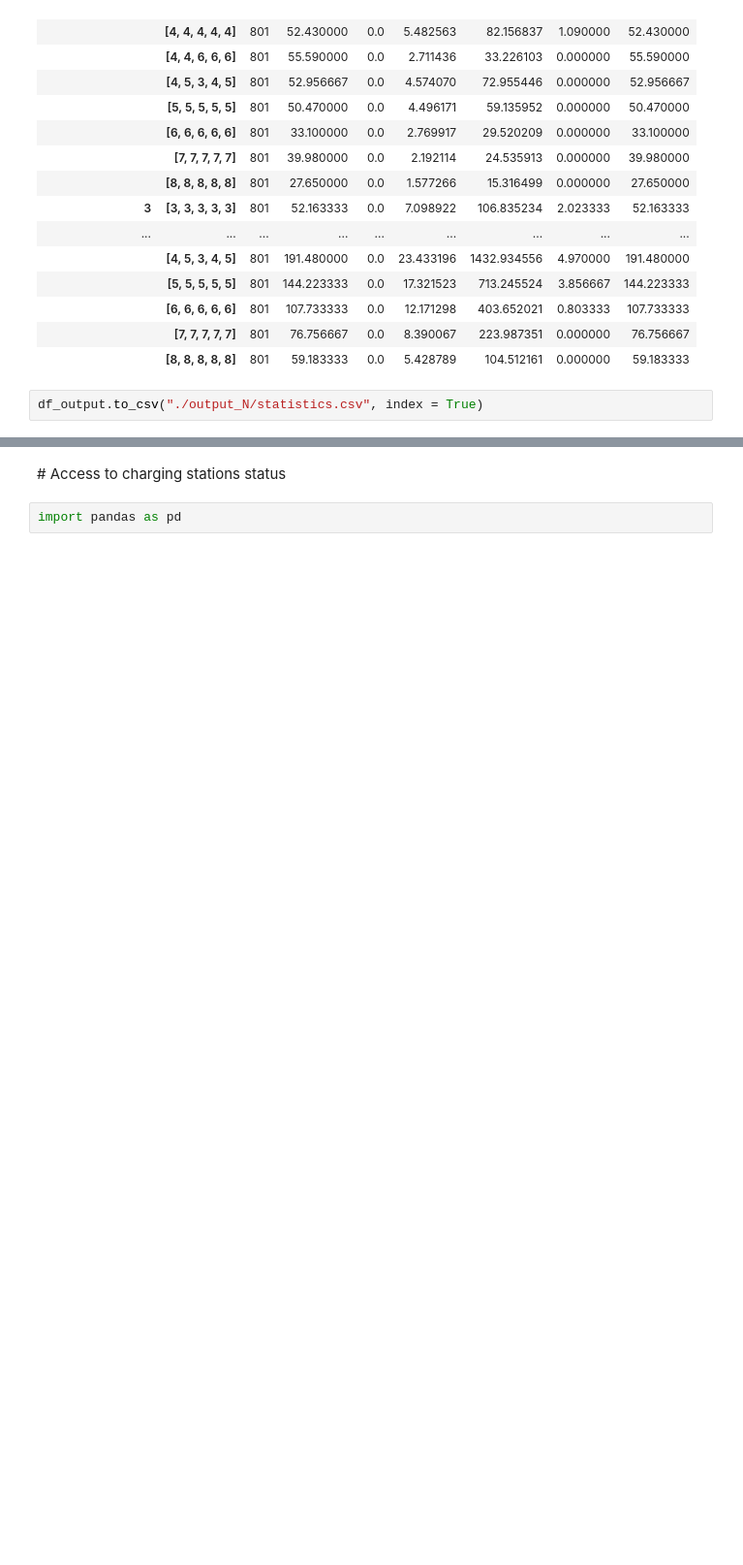
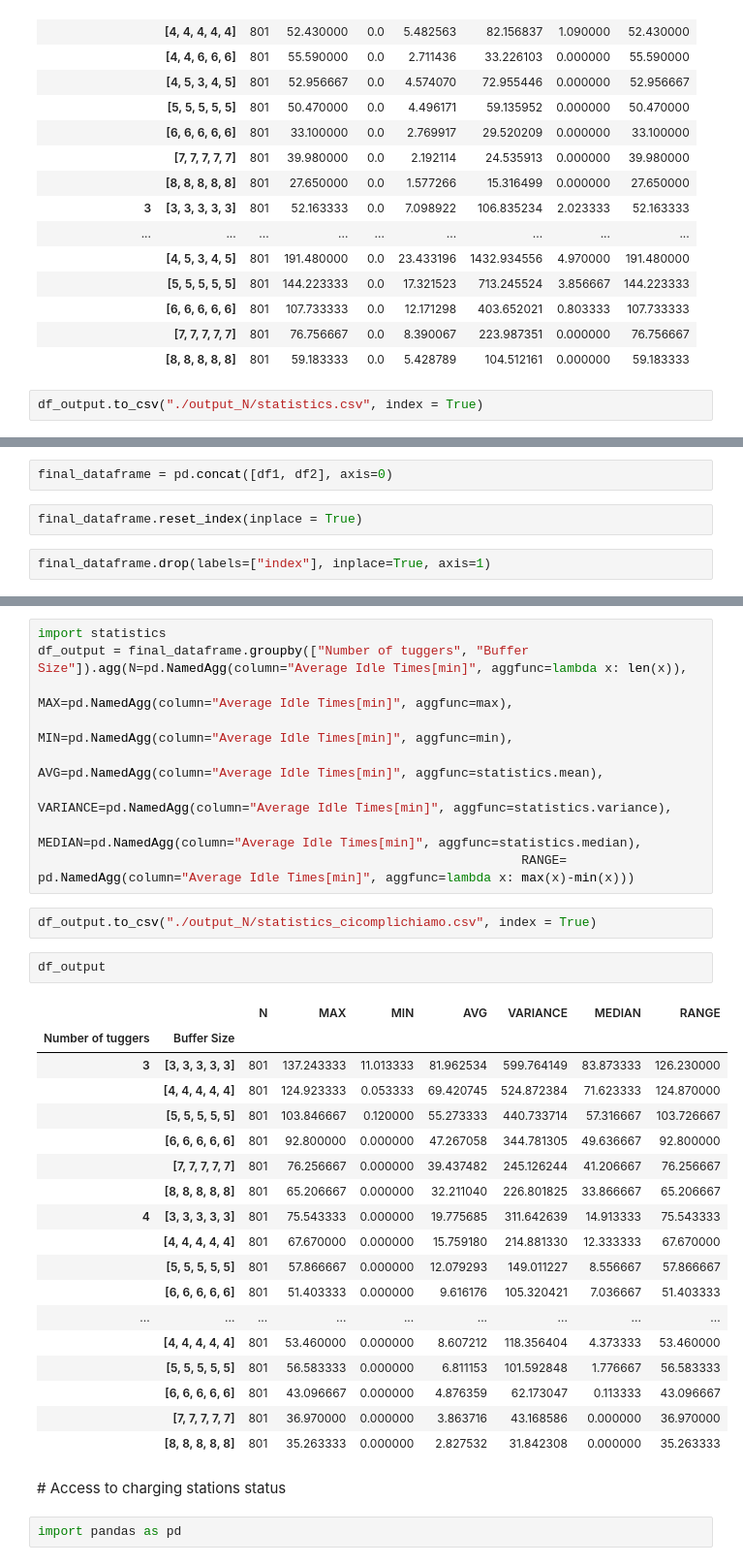
Before and after one commit to MatteoMascheroni1/AdvanceModelingForOperationProject, a Jupyter notebook: code/new code/output/simulation_analysis.ipynb, the cells around one changed output, grey strips where cells are left out. Shown: that part at 97% size. Drawn from its saved outputs; the diff is of its cells as text; blank space fills up the shorter version.

Commit message:
Aggiunto dataframe ci complichiamo con anche dataframe statistics

```diff
--- a/code/new code/output/simulation_analysis.ipynb
+++ b/code/new code/output/simulation_analysis.ipynb
@@ -174,0 +185,6 @@ df_output.to_csv("./output_N/statistics.csv", index = True)
+# %%
+final_dataframe = pd.concat([df1, df2], axis=0)
+# %%
+final_dataframe.reset_index(inplace = True)
+# %%
+final_dataframe.drop(labels=["index"], inplace=True, axis=1)
@@ -175,3 +209,35 @@ df_output.to_csv("./output_N/statistics.csv", index = True)
+# %%
+import statistics
+df_output = final_dataframe.groupby(["Number of tuggers", "Buffer Size"]).agg(N=pd.NamedAgg(column="Average Idle Times[min]", aggfunc=lambda x: len(x)),
+                                                                MAX=pd.NamedAgg(column="Average Idle Times[min]", aggfunc=max),
+                                                                MIN=pd.NamedAgg(column="Average Idle Times[min]", aggfunc=min),
+                                                                AVG=pd.NamedAgg(column="Average Idle Times[min]", aggfunc=statistics.mean),
+                                                                VARIANCE=pd.NamedAgg(column="Average Idle Times[min]", aggfunc=statistics.variance),
+                                                                MEDIAN=pd.NamedAgg(column="Average Idle Times[min]", aggfunc=statistics.median),
+                                                                RANGE= pd.NamedAgg(column="Average Idle Times[min]", aggfunc=lambda x: max(x)-min(x)))
+# %%
+df_output.to_csv("./output_N/statistics_cicomplichiamo.csv", index = True)
+# %%
+df_output
+# %% [output]
+|  |  | N | MAX | MIN | AVG | VARIANCE | MEDIAN | RANGE |
+| Number of tuggers | Buffer Size |  |  |  |  |  |  |  |
+| 3 | [3, 3, 3, 3, 3] | 801 | 137.243333 | 11.013333 | 81.962534 | 599.764149 | 83.873333 | 126.230000 |
+|  | [4, 4, 4, 4, 4] | 801 | 124.923333 | 0.053333 | 69.420745 | 524.872384 | 71.623333 | 124.870000 |
+|  | [5, 5, 5, 5, 5] | 801 | 103.846667 | 0.120000 | 55.273333 | 440.733714 | 57.316667 | 103.726667 |
+|  | [6, 6, 6, 6, 6] | 801 | 92.800000 | 0.000000 | 47.267058 | 344.781305 | 49.636667 | 92.800000 |
+|  | [7, 7, 7, 7, 7] | 801 | 76.256667 | 0.000000 | 39.437482 | 245.126244 | 41.206667 | 76.256667 |
+|  | [8, 8, 8, 8, 8] | 801 | 65.206667 | 0.000000 | 32.211040 | 226.801825 | 33.866667 | 65.206667 |
+| 4 | [3, 3, 3, 3, 3] | 801 | 75.543333 | 0.000000 | 19.775685 | 311.642639 | 14.913333 | 75.543333 |
+|  | [4, 4, 4, 4, 4] | 801 | 67.670000 | 0.000000 | 15.759180 | 214.881330 | 12.333333 | 67.670000 |
+|  | [5, 5, 5, 5, 5] | 801 | 57.866667 | 0.000000 | 12.079293 | 149.011227 | 8.556667 | 57.866667 |
+|  | [6, 6, 6, 6, 6] | 801 | 51.403333 | 0.000000 | 9.616176 | 105.320421 | 7.036667 | 51.403333 |
+| ... | ... | ... | ... | ... | ... | ... | ... | ... |
+|  | [4, 4, 4, 4, 4] | 801 | 53.460000 | 0.000000 | 8.607212 | 118.356404 | 4.373333 | 53.460000 |
+|  | [5, 5, 5, 5, 5] | 801 | 56.583333 | 0.000000 | 6.811153 | 101.592848 | 1.776667 | 56.583333 |
+|  | [6, 6, 6, 6, 6] | 801 | 43.096667 | 0.000000 | 4.876359 | 62.173047 | 0.113333 | 43.096667 |
+|  | [7, 7, 7, 7, 7] | 801 | 36.970000 | 0.000000 | 3.863716 | 43.168586 | 0.000000 | 36.970000 |
+|  | [8, 8, 8, 8, 8] | 801 | 35.263333 | 0.000000 | 2.827532 | 31.842308 | 0.000000 | 35.263333 |
 # %% [markdown]
 # Access to charging stations status
 # %%
```
Also changed, not shown: parts of 6 cells of this notebook, 5 other files.
